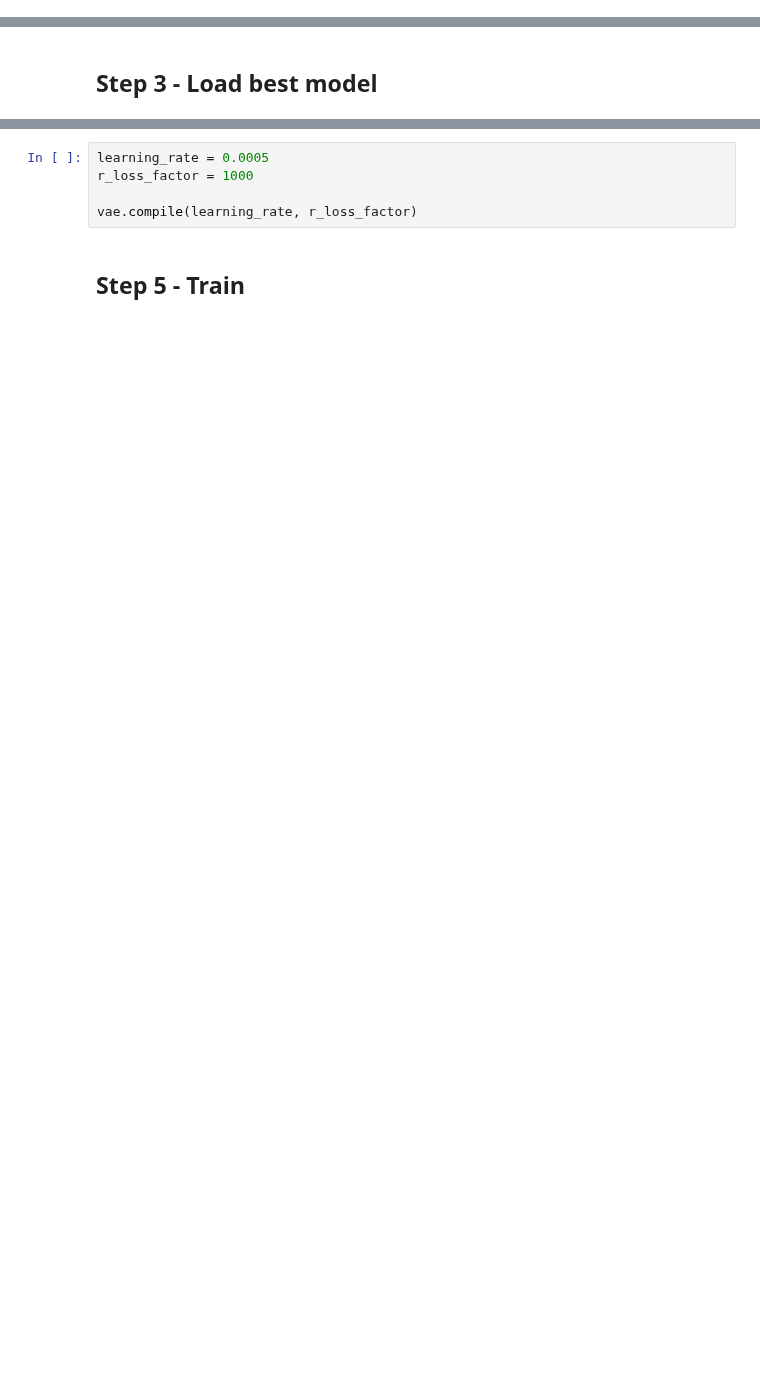
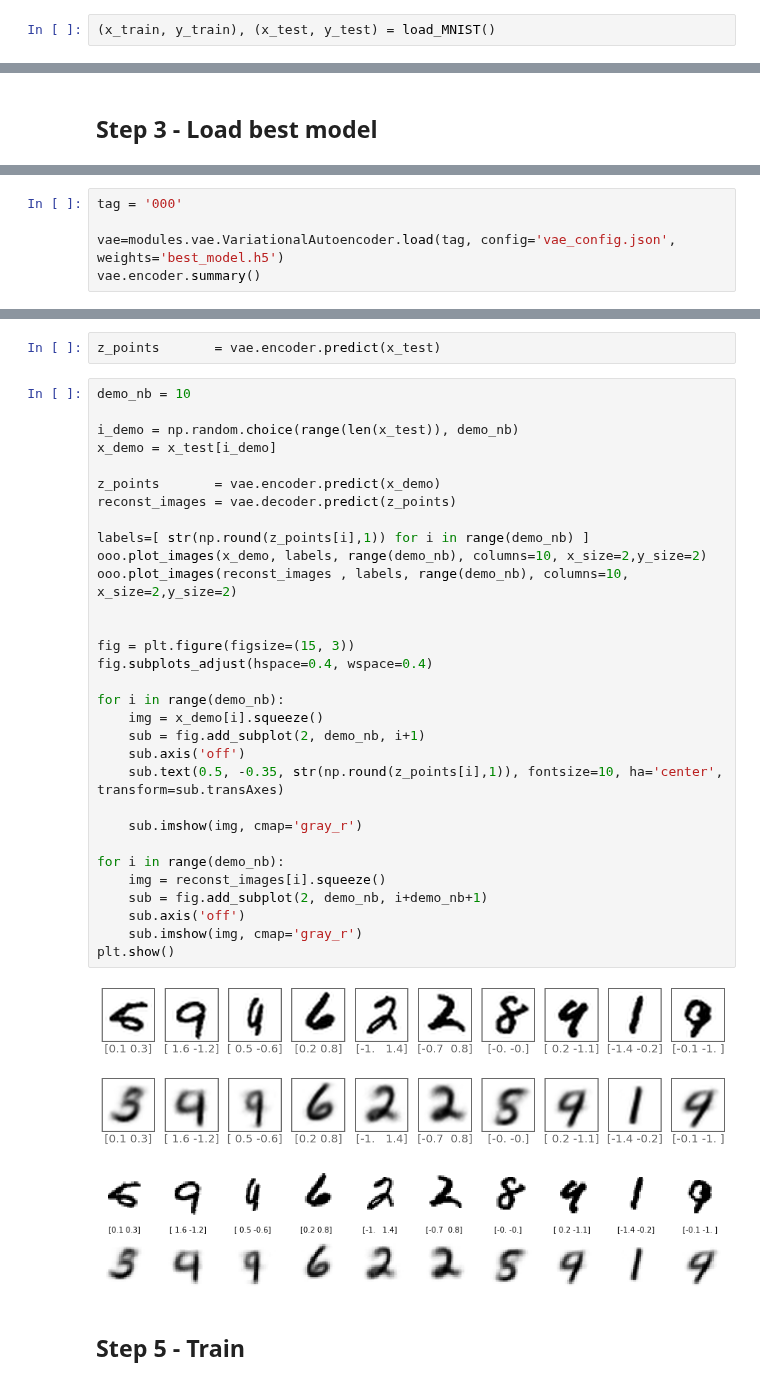
Before and after one commit to Jean-Christ1/Deep-Learning-with-Keras-and-Tensorflow, a Jupyter notebook: VAE/02-VAE-with-MNIST-post.ipynb, the cells around one changed output, grey strips where cells are left out. Saved outputs shown, nothing was run; the diff lists cells and outputs as text; blank space fills up the shorter version.

```diff
--- a/VAE/02-VAE-with-MNIST-post.ipynb
+++ b/VAE/02-VAE-with-MNIST-post.ipynb
@@ -42,0 +47,2 @@ x_test_shape  : (10000, 28, 28, 1)
+# %%
+(x_train, y_train), (x_test, y_test) = load_MNIST()
@@ -51,0 +56,5 @@ print(f'\nTrain duration : {dt:.2f} sec. - {dth:}')
+# %%
+tag = '000'
+
+vae=modules.vae.VariationalAutoencoder.load(tag, config='vae_config.json', weights='best_model.h5')
+vae.encoder.summary()
@@ -54,7 +81,39 @@ print(f'\nTrain duration : {dt:.2f} sec. - {dth:}')
-# %%
-learning_rate = 0.0005
-r_loss_factor = 1000
-
-vae.compile(learning_rate, r_loss_factor)
+# %%
+z_points       = vae.encoder.predict(x_test)
+# %%
+demo_nb = 10
+
+i_demo = np.random.choice(range(len(x_test)), demo_nb)
+x_demo = x_test[i_demo]
+
+z_points       = vae.encoder.predict(x_demo)
+reconst_images = vae.decoder.predict(z_points)
+
+labels=[ str(np.round(z_points[i],1)) for i in range(demo_nb) ]
+ooo.plot_images(x_demo, labels, range(demo_nb), columns=10, x_size=2,y_size=2)
+ooo.plot_images(reconst_images , labels, range(demo_nb), columns=10, x_size=2,y_size=2)
+
+
+fig = plt.figure(figsize=(15, 3))
+fig.subplots_adjust(hspace=0.4, wspace=0.4)
+
+for i in range(demo_nb):
+    img = x_demo[i].squeeze()
+    sub = fig.add_subplot(2, demo_nb, i+1)
+    sub.axis('off')
+    sub.text(0.5, -0.35, str(np.round(z_points[i],1)), fontsize=10, ha='center', transform=sub.transAxes)
+
+    sub.imshow(img, cmap='gray_r')
+
+for i in range(demo_nb):
+    img = reconst_images[i].squeeze()
+    sub = fig.add_subplot(2, demo_nb, i+demo_nb+1)
+    sub.axis('off')
+    sub.imshow(img, cmap='gray_r')
+plt.show()
+# %% [output]
+[figure, added]
+[figure, added]
+[figure, added]
 # %% [markdown]
 ## Step 5 - Train
```
Also changed, not shown: parts of 11 cells of this notebook, 8 other files.
